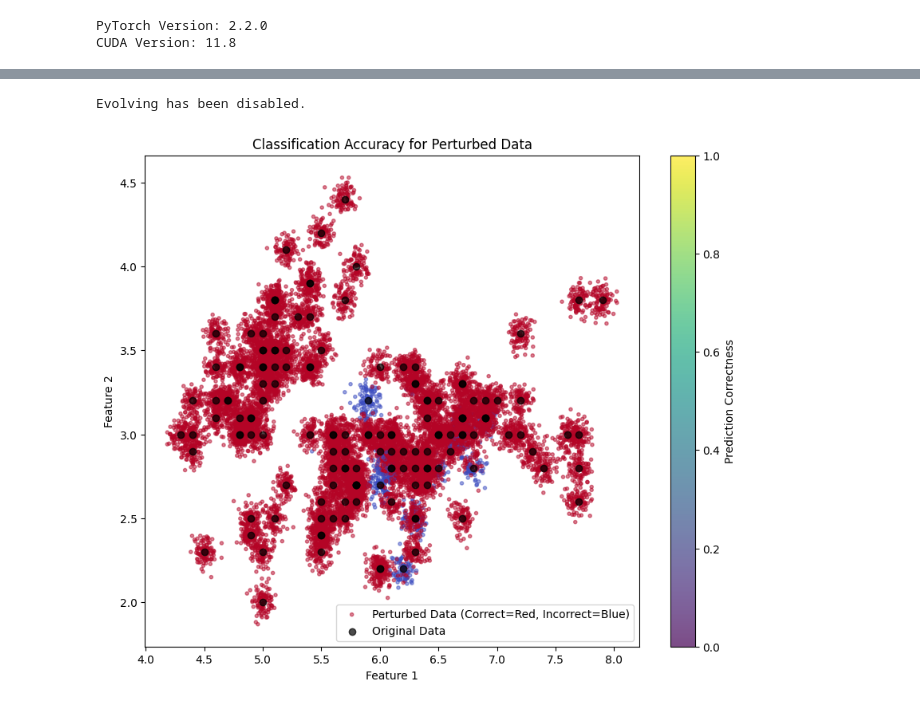
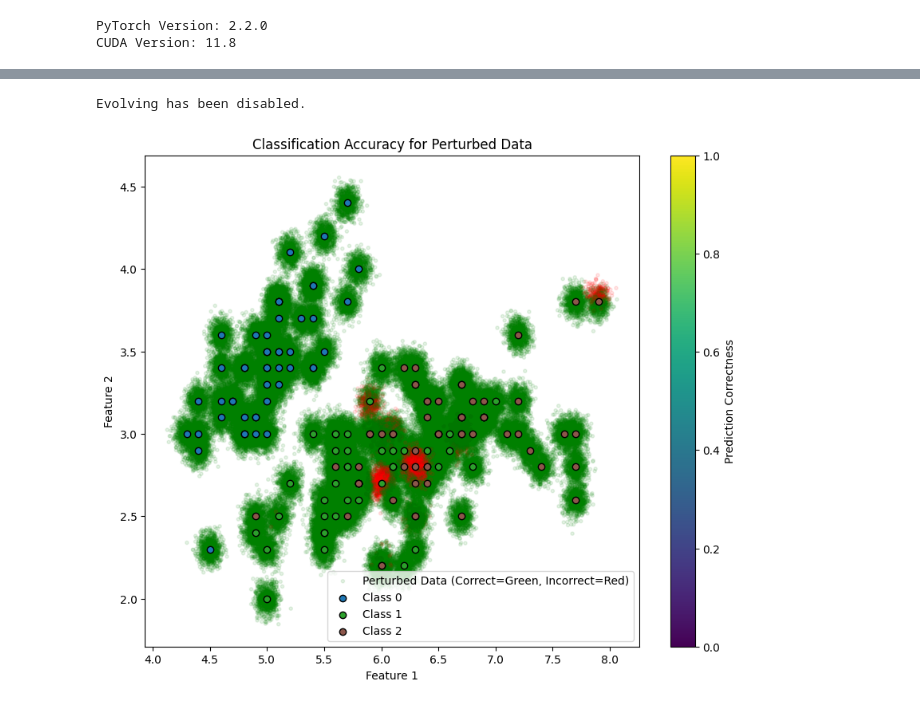
Before and after one commit to mihaozbot/eGAUSSp_Python, a Jupyter notebook: iris_experiment.ipynb, the cells around one changed output, grey strips where cells are left out. Drawn from its saved outputs; the diff is of its cells as text; code cells hidden in the pictures.

```diff
--- a/iris_experiment.ipynb
+++ b/iris_experiment.ipynb
@@ -479,54 +493,63 @@ Evolving has been disabled.
 import numpy as np
 import matplotlib.pyplot as plt
 import torch
+from matplotlib.colors import LinearSegmentedColormap
 
 def visualize_classification_accuracy(model, all_data, std_dev=0.05, num_samples=100):
     features_np, labels_np = all_data
-    features_np = features_np.numpy()  # Convert features to NumPy array
-    labels_np = labels_np.numpy()      # Convert labels to NumPy array
+    features_np = features_np.numpy()  # Assuming features are in a tensor
+    labels_np = labels_np.numpy()      # Assuming labels are in a tensor
+
+    unique_labels = np.unique(labels_np)
+    # Use linspace as provided and select colors from tab10
+    colormap = plt.cm.get_cmap('tab10')
+    cluster_colors = colormap(np.linspace(0, 0.5, len(unique_labels)))
 
     # Generate perturbed data
     perturbed_features_np = add_perturbation(features_np, std_dev=std_dev, num_samples=num_samples)
 
     # Convert perturbed data to PyTorch tensor for model prediction
     perturbed_features_tensor = torch.tensor(perturbed_features_np, dtype=torch.float)
 
     # Predict classifications for the perturbed data
     _, perturbed_preds,_ = test_model(model, (perturbed_features_tensor, None))
 
-    # Ensure perturbed_preds is a numpy array for comparison
-    if isinstance(perturbed_preds, torch.Tensor):
-        perturbed_preds = perturbed_preds.numpy()
-
-    # Repeat the labels to match the perturbed data size
-    repeated_labels = np.repeat(labels_np, num_samples)
-
-    # Compare predictions with true labels to determine correctness
-    accuracy_mask = np.equal(perturbed_preds, repeated_labels).astype(int)
-
     # Visualization
     plt.figure(figsize=(10, 8))
 
-    # Perturbed data points colored by correctness
+
+    # Convert tensor to numpy if necessary and calculate accuracy_mask
+    if isinstance(perturbed_preds, torch.Tensor):
+        perturbed_preds = perturbed_preds.numpy()
+    repeated_labels = np.repeat(labels_np, num_samples)
+    accuracy_mask = np.equal(perturbed_preds, repeated_labels).astype(int)
+
+    # Define a custom colormap from red (incorrect) to green (correct)
+    cMap = LinearSegmentedColormap.from_list('custom_red_green', ['red', 'green'], N=2)
+
+        # Perturbed data points colored by correctness
     plt.scatter(perturbed_features_np[:, 0], perturbed_features_np[:, 1], c=accuracy_mask,
-                alpha=0.5, cmap=plt.cm.coolwarm, marker='.', label='Perturbed Data (Correct=Red, Incorrect=Blue)')
+                alpha=0.1, cmap=cMap, marker='.', label='Perturbed Data (Correct=Green, Incorrect=Red)')
 
-    # Original data points
-    plt.scatter(features_np[:, 0], features_np[:, 1], c='black', edgecolor='k', alpha=0.7, label='Original Data')
+    # Original data points colored by their labels using the selected colors
+    for i, label in enumerate(unique_labels):
+        idx = labels_np == label
+        plt.scatter(features_np[idx, 0], features_np[idx, 1], color=cluster_colors[i], edgecolor='k', alpha=1, label=f'Class {label}')
+
 
 
     plt.title("Classification Accuracy for Perturbed Data")
     plt.xlabel("Feature 1")
     plt.ylabel("Feature 2")
     plt.legend()
     plt.colorbar(label='Prediction Correctness')
     plt.show()
 
-# Ensure 'client_model', 'test_model', and 'all_data' are correctly defined and accessible
-visualize_classification_accuracy(aggregated_model, all_data, std_dev=0.05, num_samples=100)
+# Assuming 'add_perturbation', 'test_model', 'model', and 'all_data' are defined
+visualize_classification_accuracy(federated_model, all_data, std_dev=0.05, num_samples=1000)
 # %% [output]
 Evolving has been disabled.
-[figure, old version]
+[figure, new version]
 # %%
 import numpy as np
 
```
Also changed, not shown: parts of 11 cells of this notebook, 6 other files.
